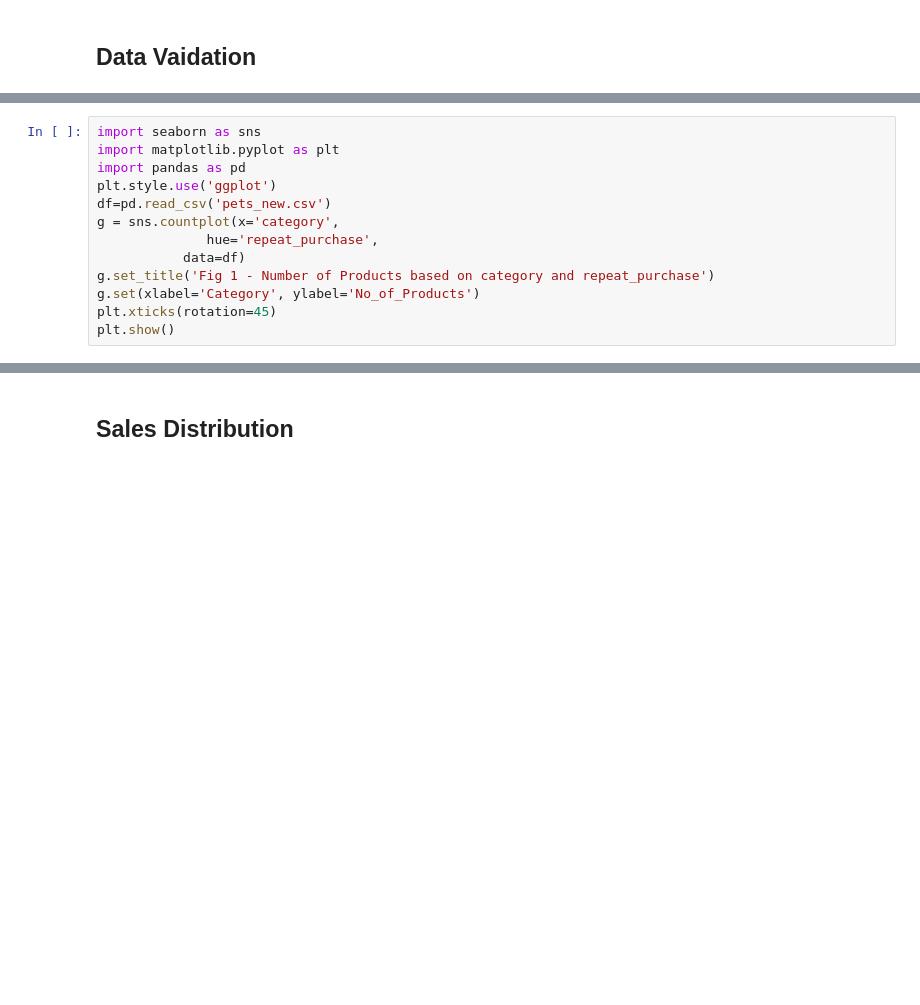
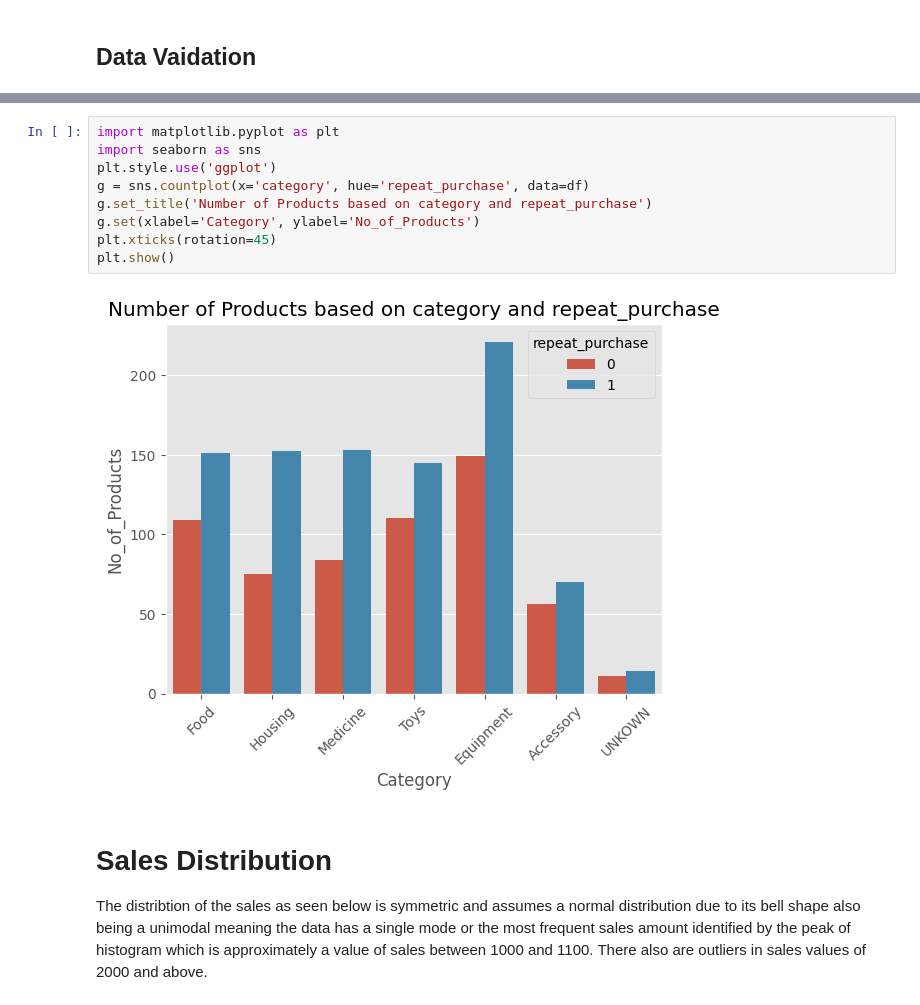
Before and after one commit to karamagid/petmind-analysis, a Jupyter notebook: petmind-analysis.ipynb, the cells around one changed output, grey strips where cells are left out. Cells and saved outputs as stored; diff of their text form; blank space fills up the shorter version.

```diff
--- a/petmind-analysis.ipynb
+++ b/petmind-analysis.ipynb
@@ -50,13 +36,0 @@ None
-# %%
-import seaborn as sns
-import matplotlib.pyplot as plt
-import pandas as pd
-plt.style.use('ggplot')
-df=pd.read_csv('pets_new.csv')
-g = sns.countplot(x='category',
-              hue='repeat_purchase',
-           data=df)
-g.set_title('Fig 1 - Number of Products based on category and repeat_purchase')
-g.set(xlabel='Category', ylabel='No_of_Products')
-plt.xticks(rotation=45)
-plt.show()
@@ -186,2 +62,14 @@ NB. The data cleaning tasks of this dataset was mainly done with excel since it
+# %%
+import matplotlib.pyplot as plt
+import seaborn as sns
+plt.style.use('ggplot')
+g = sns.countplot(x='category', hue='repeat_purchase', data=df)
+g.set_title('Number of Products based on category and repeat_purchase')
+g.set(xlabel='Category', ylabel='No_of_Products')
+plt.xticks(rotation=45)
+plt.show()
+# %% [output]
+[figure, added]
 # %% [markdown]
-## Sales Distribution
+# Sales Distribution
+The distribtion of the sales as seen below is symmetric and assumes a normal distribution due to its bell shape also being a unimodal meaning the data has a single mode or the most frequent sales amount identified by the peak of histogram which is approximately a value of sales between 1000 and 1100. There also are outliers in sales values of 2000 and above.
```
Also changed, not shown: parts of 20 cells of this notebook.
